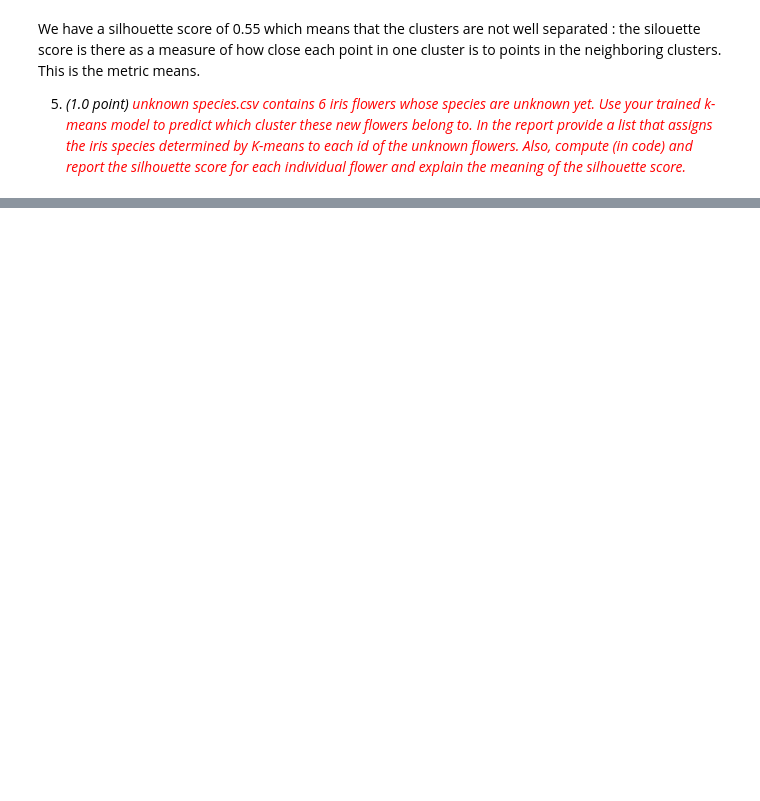
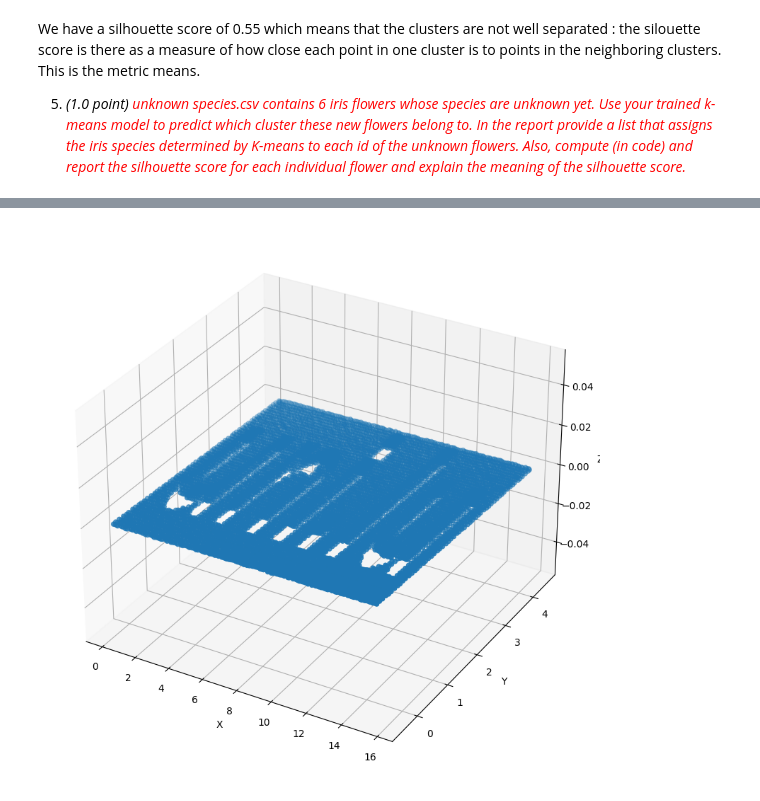
Before and after one commit to umutucak/introML, a Jupyter notebook: assignment1/task_C.ipynb, the cells around one changed output, grey strips where cells are left out. Drawn from its saved outputs; the diff is of its cells as text; code cells hidden in the pictures; blank space fills up the shorter version.

```diff
--- a/assignment1/task_C.ipynb
+++ b/assignment1/task_C.ipynb
@@ -167,0 +295,58 @@ plot_iris(X_unknown, y_unknown_pred, "Unknown species clustering")
+# %%
+# Running the DBscan algorithm provided by sklearn on the ulu.csv file and plotting the results with default parameters for the clusters.
+
+# Importing libraries
+import numpy as np
+import pandas as pd
+import matplotlib.pyplot as plt
+from sklearn.cluster import DBSCAN
+from sklearn import datasets
+import csv
+
+# Loading the ulu dataset
+ulu = open("ulu.csv")
+ulu = csv.reader(ulu)
+ulu = np.array(list(ulu))
+
+# Get the data.
+X = ulu[1:, 0:2]
+# Get the labels.
+y = ulu[1:, 2]
+
+# Convert the data to float.
+X = X.astype(float)
+
+# Creating a DBSCAN model with default parameters
+dbscan = DBSCAN()
+
+# Fitting the model to the data
+dbscan.fit(X)
+
+# Getting the labels
+labels = dbscan.labels_
+
+# Creating a dataframe with the predicted clusters
+df_labels = pd.DataFrame(labels)
+
+# Renaming the column
+df_labels.columns = ['labels']
+
+# Creating a dataframe with the data
+df_data = pd.DataFrame(X)
+
+# Renaming the columns
+df_data.columns = ['x', 'y']
+
+# Concatenating the dataframes
+df = pd.concat([df_data, df_labels], axis=1)
+
+# Plotting the data in 3D
+fig = plt.figure(figsize=(20, 10))
+ax = fig.add_subplot(111, projection='3d')
+ax.scatter(df.x, df.y, df.labels)
+ax.set_xlabel('X')
+ax.set_ylabel('Y')
+ax.set_zlabel('Z')
+plt.show()
+# %% [output]
+[figure, added]
```
Also changed, not shown: parts of 9 cells of this notebook.
